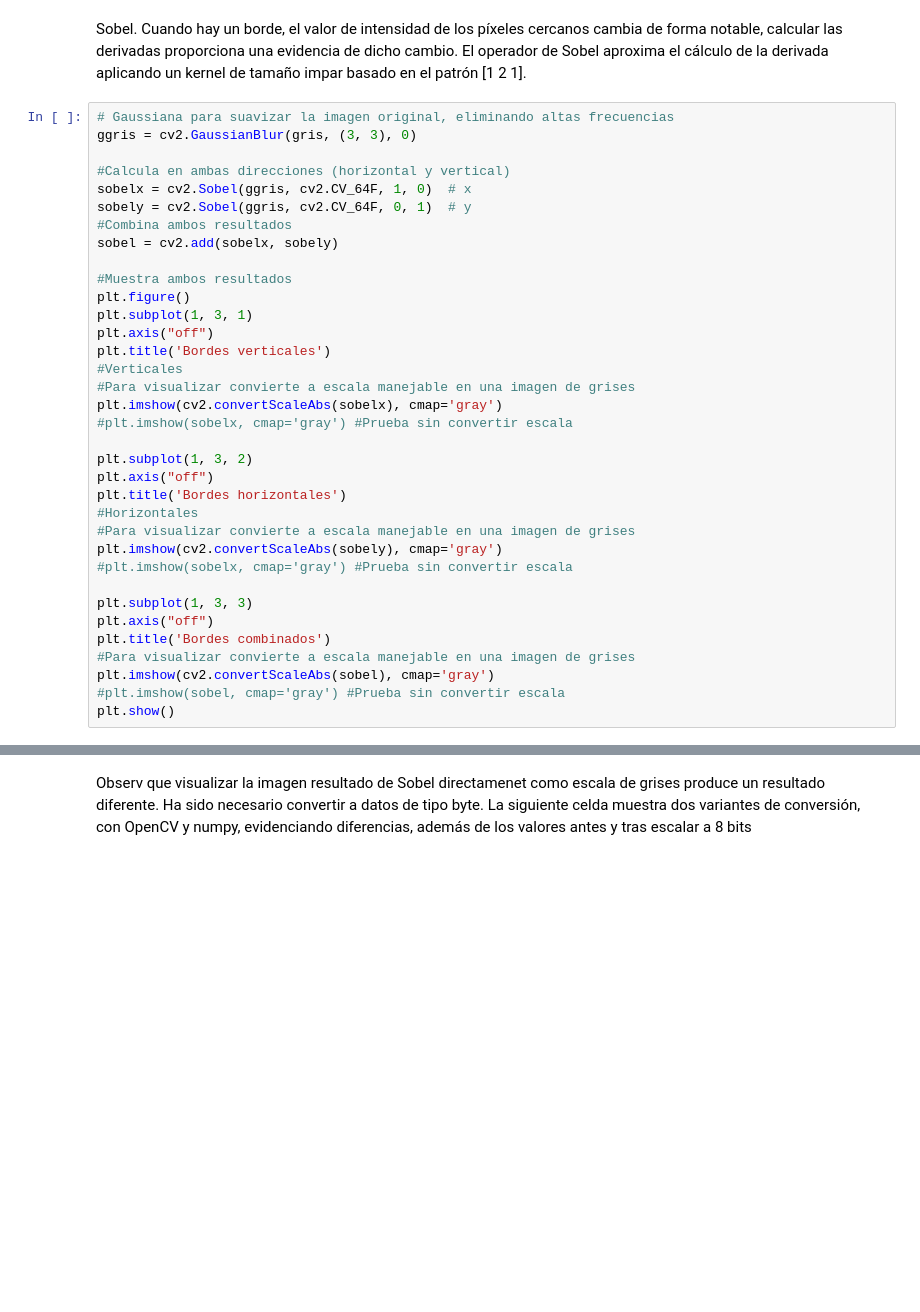
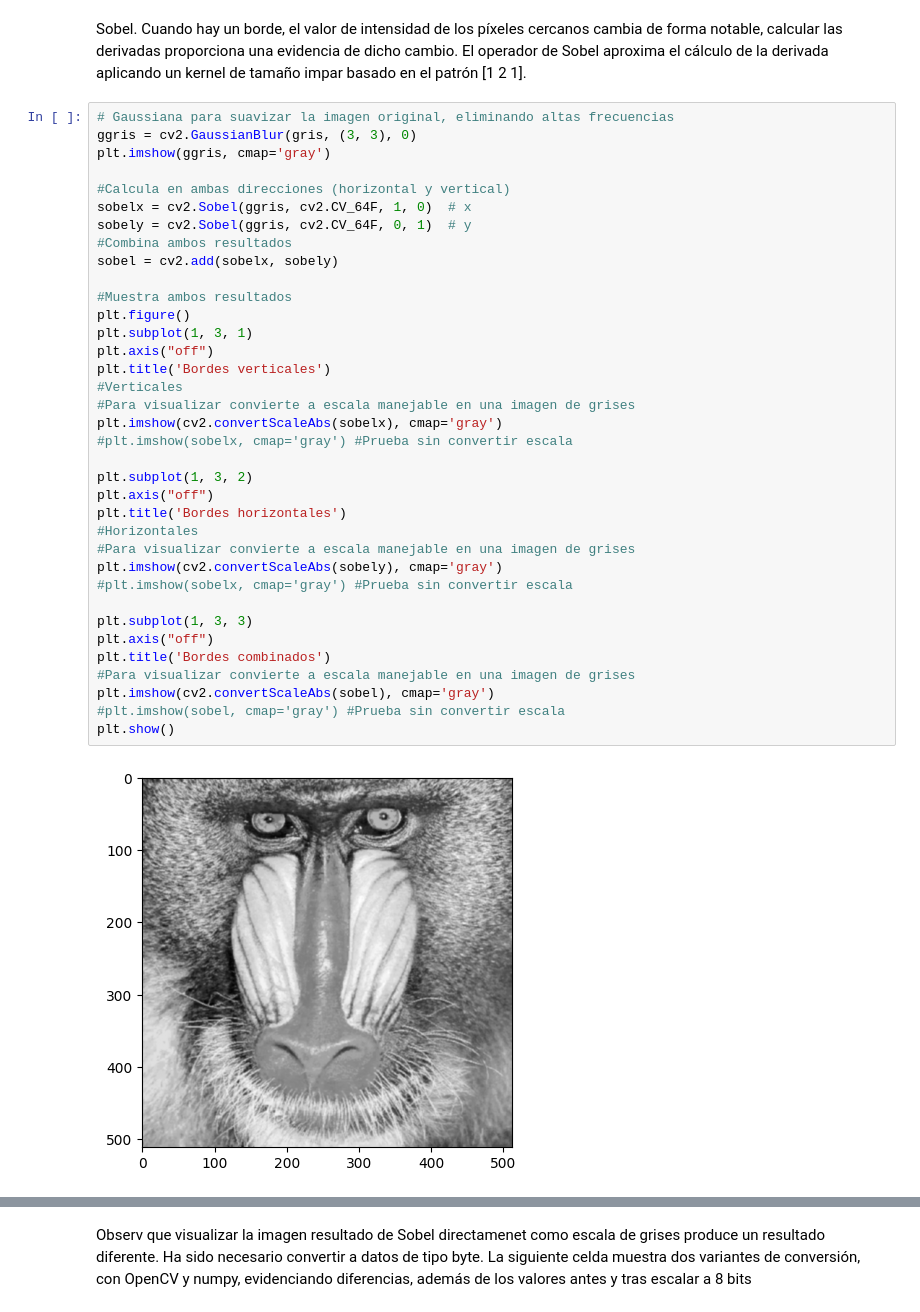
Before and after one commit to AndreaSantaloz/SecondPracticeVC, a Jupyter notebook: VC_P2.ipynb, the cells around one changed output, grey strips where cells are left out. Cells and saved outputs as stored; diff of their text form; blank space fills up the shorter version.

```diff
--- a/VC_P2.ipynb
+++ b/VC_P2.ipynb
@@ -178,35 +181,38 @@ Sobel. Cuando hay un borde, el valor de intensidad de los píxeles cercanos camb
 # %%
 # Gaussiana para suavizar la imagen original, eliminando altas frecuencias
 ggris = cv2.GaussianBlur(gris, (3, 3), 0)
+plt.imshow(ggris, cmap='gray')
 
 #Calcula en ambas direcciones (horizontal y vertical)
 sobelx = cv2.Sobel(ggris, cv2.CV_64F, 1, 0)  # x
 sobely = cv2.Sobel(ggris, cv2.CV_64F, 0, 1)  # y
 #Combina ambos resultados
 sobel = cv2.add(sobelx, sobely)
 
 #Muestra ambos resultados
 plt.figure()
 plt.subplot(1, 3, 1)
 plt.axis("off")
 plt.title('Bordes verticales')
 #Verticales
 #Para visualizar convierte a escala manejable en una imagen de grises
 plt.imshow(cv2.convertScaleAbs(sobelx), cmap='gray')
 #plt.imshow(sobelx, cmap='gray') #Prueba sin convertir escala
 
 plt.subplot(1, 3, 2)
 plt.axis("off")
 plt.title('Bordes horizontales')
 #Horizontales
 #Para visualizar convierte a escala manejable en una imagen de grises
 plt.imshow(cv2.convertScaleAbs(sobely), cmap='gray')
 #plt.imshow(sobelx, cmap='gray') #Prueba sin convertir escala
 
 plt.subplot(1, 3, 3)
 plt.axis("off")
 plt.title('Bordes combinados')
 #Para visualizar convierte a escala manejable en una imagen de grises
 plt.imshow(cv2.convertScaleAbs(sobel), cmap='gray')
 #plt.imshow(sobel, cmap='gray') #Prueba sin convertir escala
 plt.show()
+# %% [output]
+[figure, added]
```
Also changed, not shown: parts of 6 cells of this notebook.
